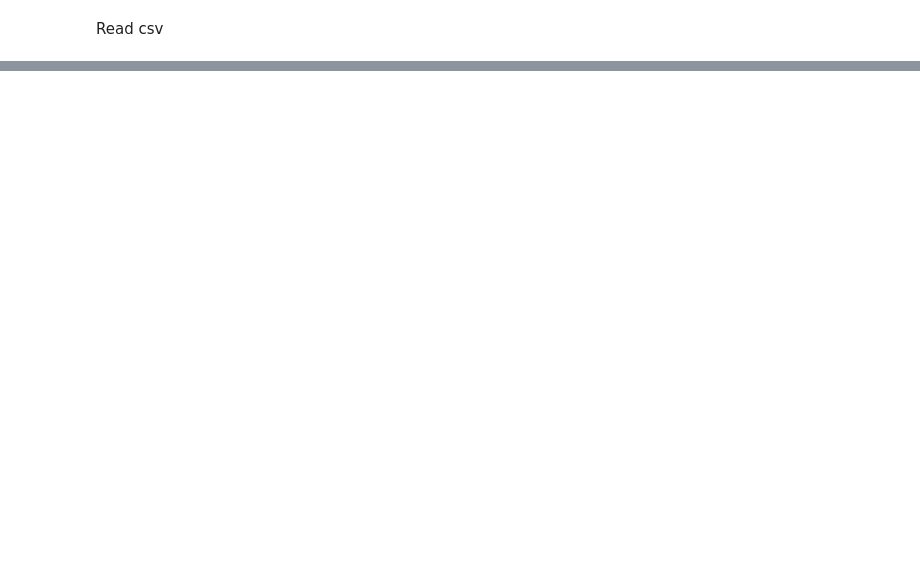
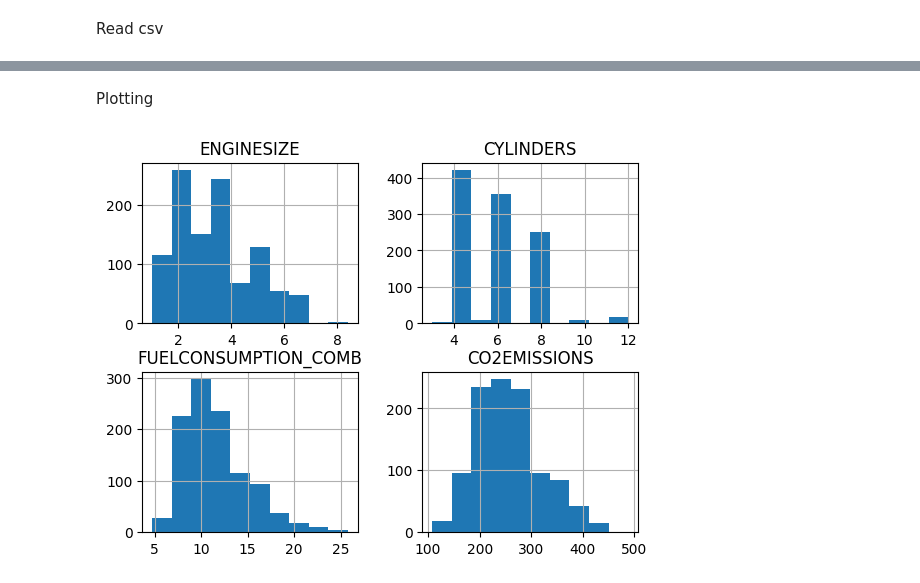
Before and after one commit to rasel-093/ML_Python_IBM, a Jupyter notebook: simple_linear_regression.ipynb, the cells around one changed output, grey strips where cells are left out. Cells and saved outputs as stored; diff of their text form; code cells hidden in the pictures; blank space fills up the shorter version.

```diff
--- a/simple_linear_regression.ipynb
+++ b/simple_linear_regression.ipynb
@@ -22,0 +25,3 @@ df.describe()
+# %%
+cdf = df[['ENGINESIZE','CYLINDERS','FUELCONSUMPTION_COMB','CO2EMISSIONS']]
+cdf.head(9)
@@ -22,0 +39,9 @@ df.describe()
+# %% [markdown]
+Plotting
+# %%
+# viz = df[['CYLINDERS','ENGINESIZE','CO2EMISSIONS','FUELCONSUMPTION_COMB']]
+# viz.hist()
+cdf.hist()
+plt.show()
+# %% [output]
+[figure, added]
```
Also changed, not shown: parts of 18 cells of this notebook.
